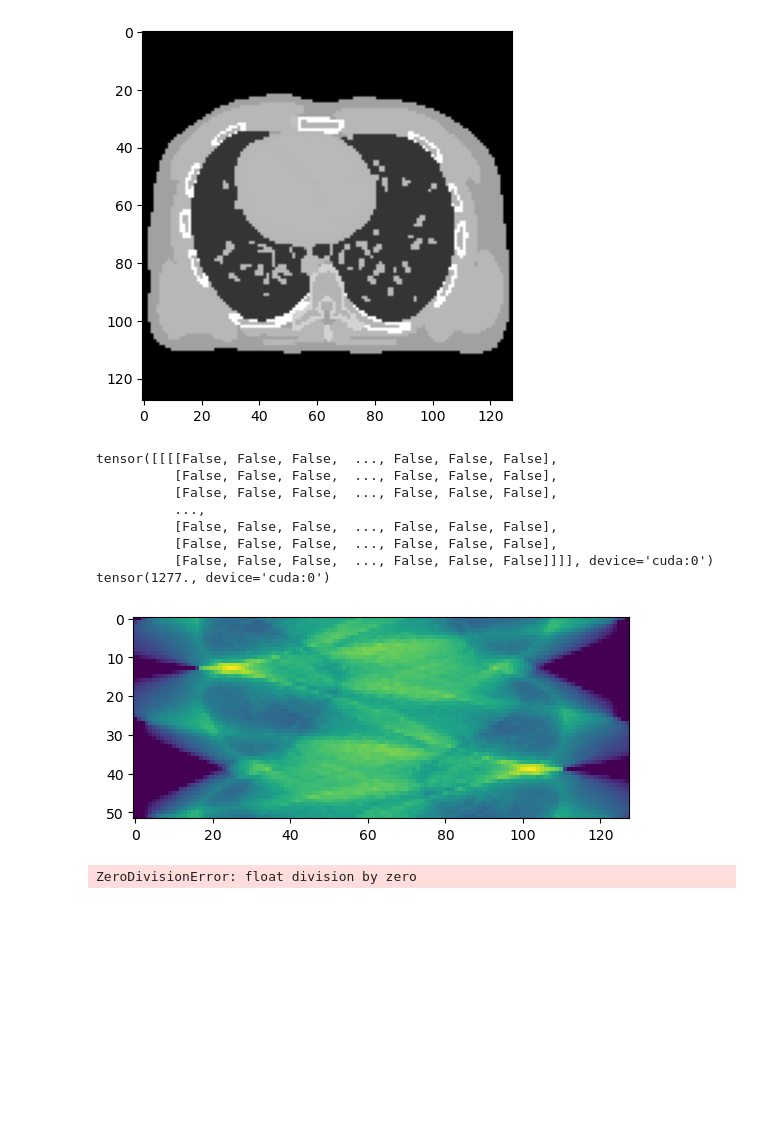
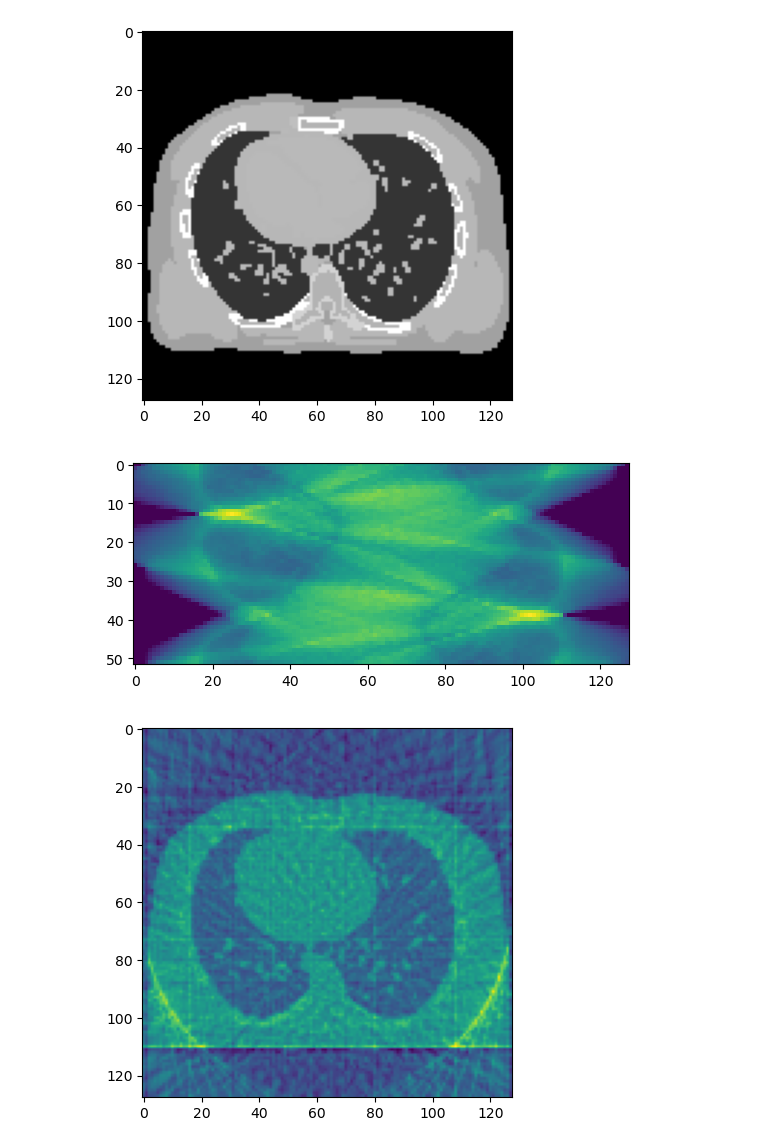
Before and after one commit to antoinedepaepe/ReconCT, a Jupyter notebook: main.ipynb, the cells around one changed output. Cells and saved outputs as stored; diff of their text form; code cells hidden in the pictures; blank space fills up the shorter version.

```diff
--- a/main.ipynb
+++ b/main.ipynb
@@ -65,15 +65,16 @@ I = 3e5
 EPS = 1e-10
 sino = radon.transform(x_true)
 yi = torch.poisson(I*torch.exp(-sino))
-idx_null_yi = (yi == 0)
-noisy_sino = torch.log(I/ (yi))
-noisy_sino[]
+b = torch.zeros_like(yi)
+# b = torch.log(I/ (yi))
+b[yi != 0] = torch.log(I/ (yi[yi != 0])) ;
 
-print(yi.min())
+
+# print(yi.min())
 
 # shared params
 x0 = torch.zeros_like(x_true, device=device)
-b = noisy_sino
+
 b_im = b.squeeze().cpu().numpy()
 plt.imshow(b_im)
 # to avoid overprinting images
@@ -81,31 +82,23 @@ plt.show() # to avoid overprinting images
 n_iter = 300
 n_inner_iter = 100
 weights = yi
+weights[yi == 0] = 0
 # %% [output]
 [figure]
-tensor([[[[False, False, False,  ..., False, False, False],
-          [False, False, False,  ..., False, False, False],
-          [False, False, False,  ..., False, False, False],
-          ...,
-          [False, False, False,  ..., False, False, False],
-          [False, False, False,  ..., False, False, False],
-          [False, False, False,  ..., False, False, False]]]], device='cuda:0')
-tensor(1277., device='cuda:0')
 [figure]
-# %%
-torch.log(I/ (0))
-# %% [output]
-ZeroDivisionError: float division by zero
 # %%
 #############################################################################################################################
 #                                                           FBP                                                             #
 #############################################################################################################################
 
 
 x_fbp = radon.fbp(b)
-
+plt.show() # to avoid overprinting images
+plt.imshow(x_fbp.cpu().squeeze())
 
 plt.imsave('./data/fbp.png', x_fbp.cpu().squeeze(), cmap='gray')
+# %% [output]
+[figure, added]
 # %%
 #############################################################################################################################
 #                                                           PWLS                                                            #
```
Also changed, not shown: 1 other file.
